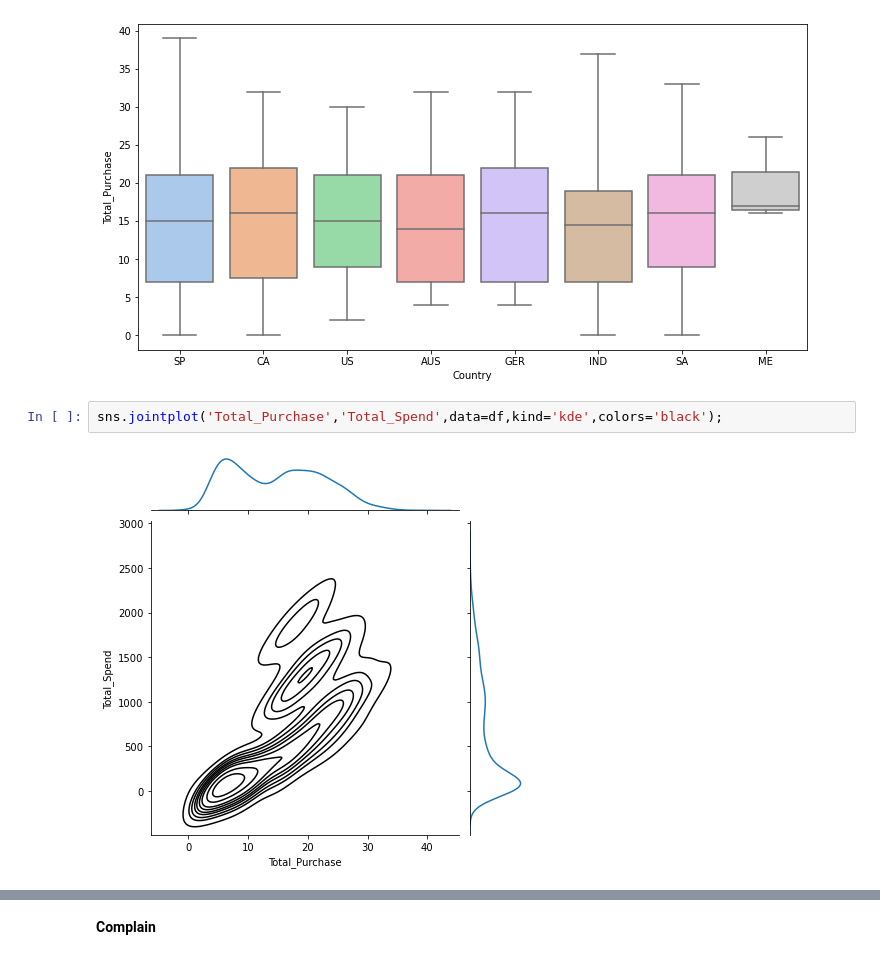
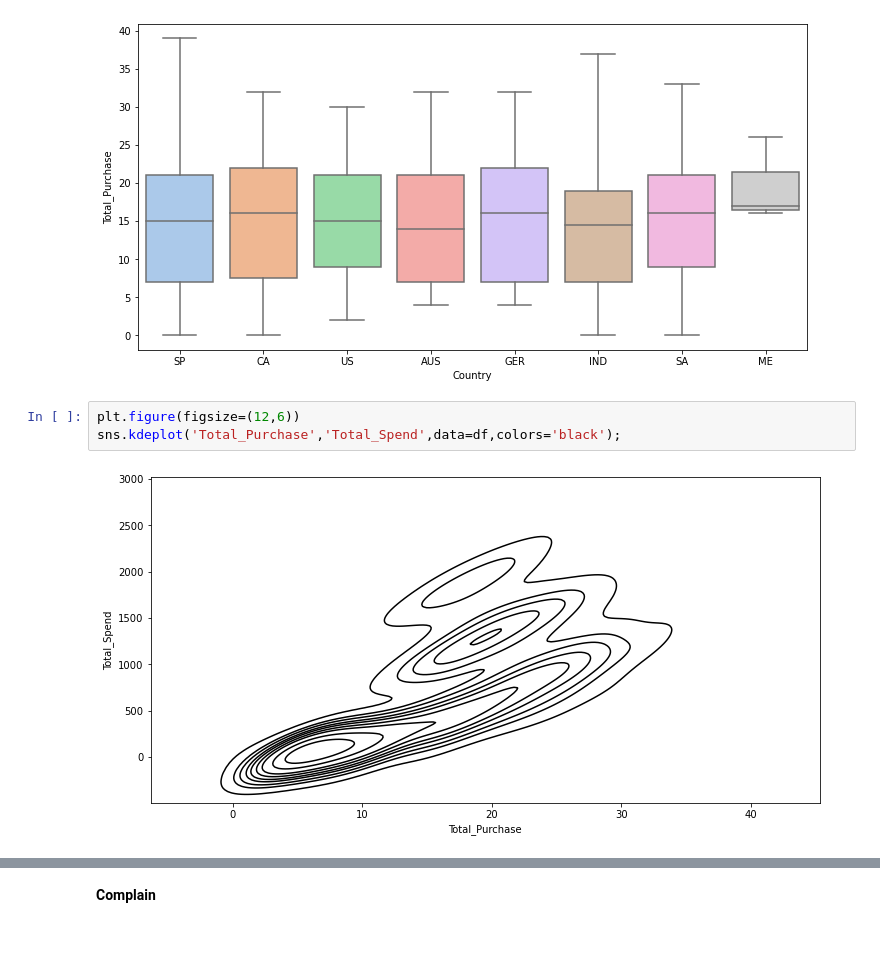
Before and after one commit to ShahrinIman/Marketing_Campaign_Analytics-EDA-, a Jupyter notebook: Marketing Analytics (Exploratory Data Analysis).ipynb, the cells around one changed output, grey strips where cells are left out. Drawn from its saved outputs; the diff is of its cells as text.

```diff
--- a/Marketing Analytics (Exploratory Data Analysis).ipynb
+++ b/Marketing Analytics (Exploratory Data Analysis).ipynb
@@ -701,6 +718,7 @@ sns.boxplot('Country','Total_Purchase',data=df,palette=colors);
 # %% [output]
 [figure]
 # %%
-sns.jointplot('Total_Purchase','Total_Spend',data=df,kind='kde',colors='black');
+plt.figure(figsize=(12,6))
+sns.kdeplot('Total_Purchase','Total_Spend',data=df,colors='black');
 # %% [output]
-[figure, old version]
+[figure, new version]
```
Also changed, not shown: parts of 8 cells of this notebook, 1 other file.
